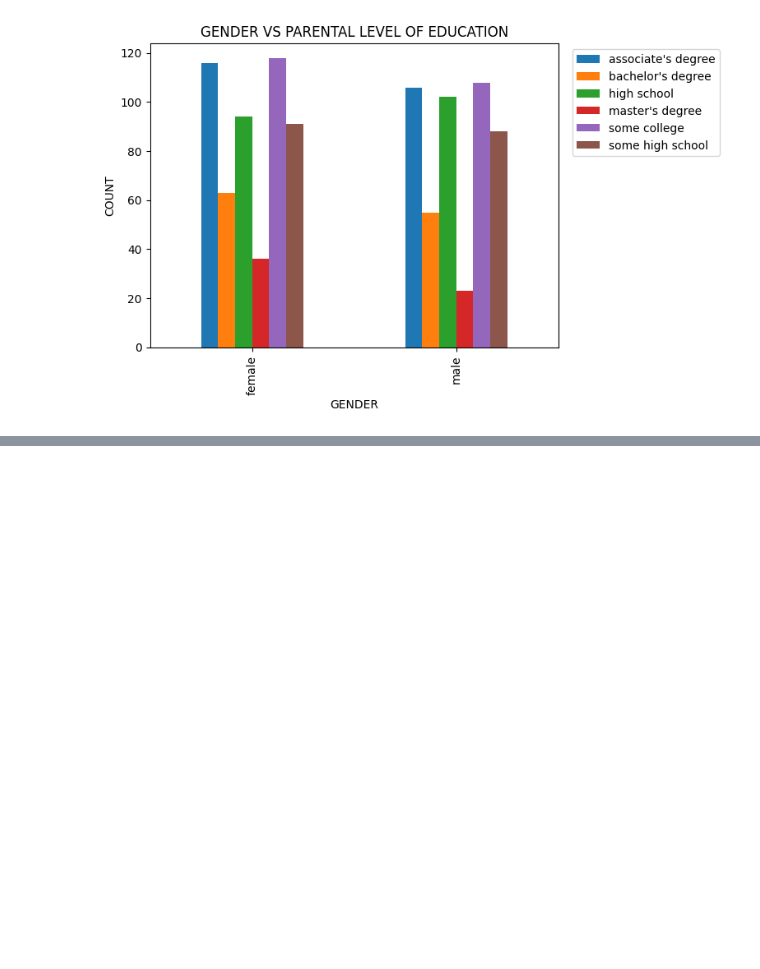
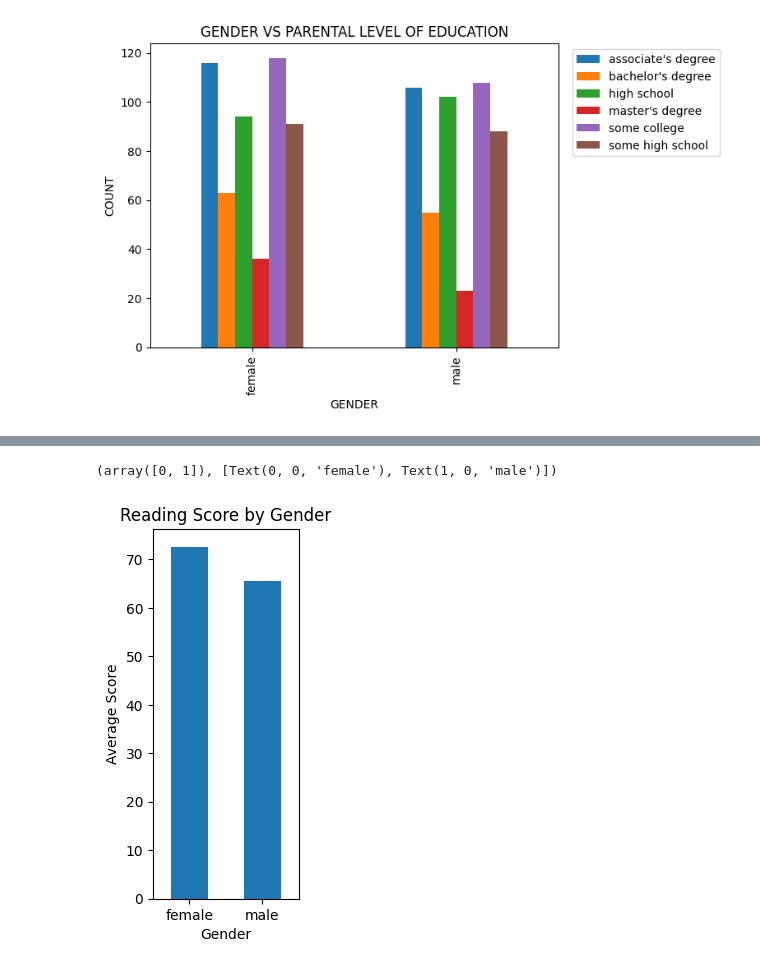
Before and after one commit to ArnavGhosh999/SCC, a Jupyter notebook: Student_Performancer.ipynb, the cells around one changed output, grey strips where cells are left out. Drawn from its saved outputs; the diff is of its cells as text; code cells hidden in the pictures; blank space fills up the shorter version.

```diff
--- a/Student_Performancer.ipynb
+++ b/Student_Performancer.ipynb
@@ -131,0 +160,11 @@ plt.show()
+# %%
+gender_reading = df.groupby('gender')['reading score'].mean()
+ax2 = plt.subplot(1, 3, 2)
+gender_reading.plot(kind='bar', ax=ax2)
+ax2.set_title('Reading Score by Gender')
+ax2.set_xlabel('Gender')
+ax2.set_ylabel('Average Score')
+plt.xticks(rotation=0)
+# %% [output]
+(array([0, 1]), [Text(0, 0, 'female'), Text(1, 0, 'male')])
+[figure, added]
```
Also changed, not shown: parts of 4 cells of this notebook.
